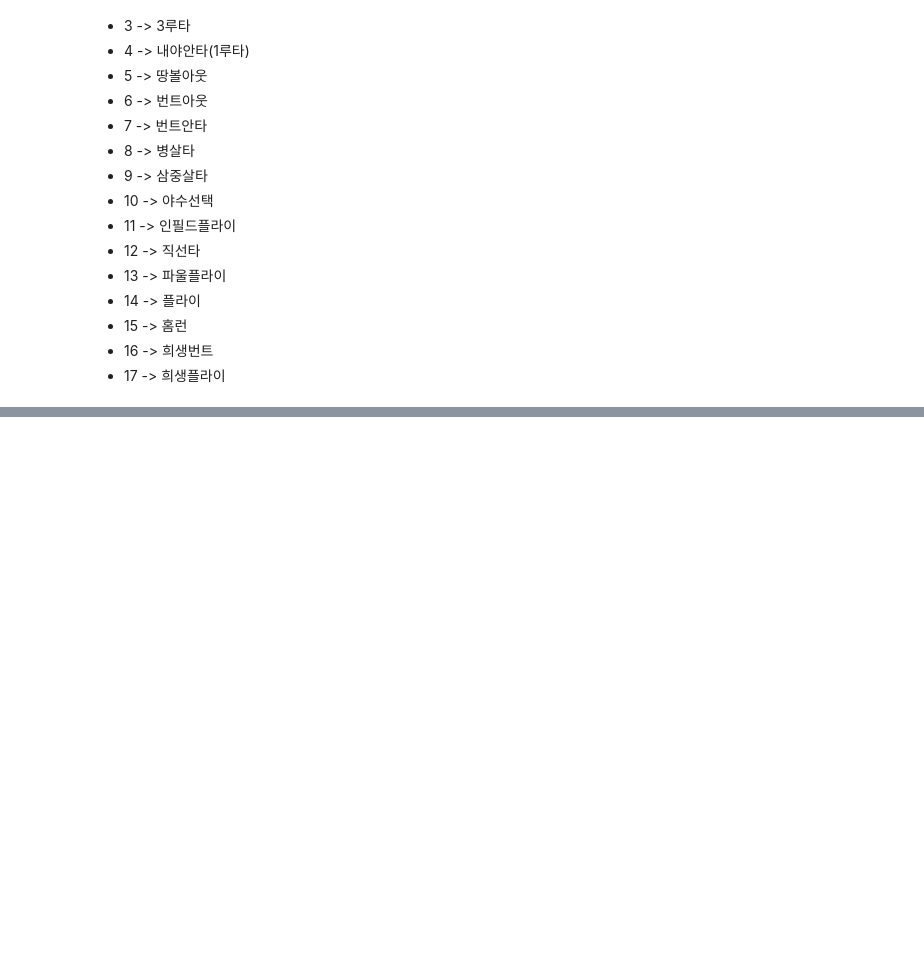
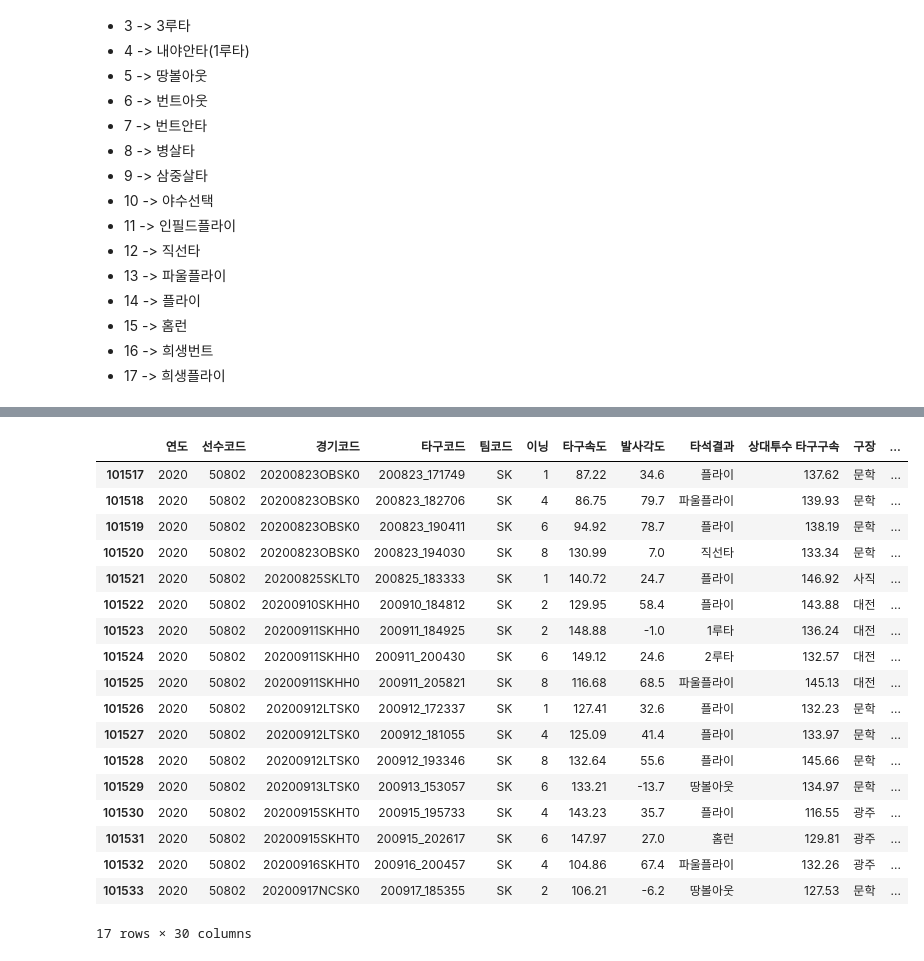
Before and after one commit to uiet312/BigContest, a Jupyter notebook: 데이터 셋 설명.ipynb, the cells around one changed output, grey strips where cells are left out. Cells and saved outputs as stored; diff of their text form; code cells hidden in the pictures; blank space fills up the shorter version.

```diff
--- a/데이터 셋 설명.ipynb
+++ b/데이터 셋 설명.ipynb
@@ -187,0 +209,16 @@ display(submission)
+# %%
+hitter.columns = ['연도','선수코드','경기','타석',
+                  '타수','타율','안타','홈런',
+                  '루타','장타율','희생플라이','볼넷',
+                  '삼진','고의사구','사구','병살타']
+
+player.columns = ['연도','선수코드','선수명','팀코드',
+                  '포지션','나이','연봉']
+
+batting.columns = ['연도','경기코드','타구코드','선수코드',
+                   '팀코드','이닝','타구속도','발사각도',
+                   '타석결과','상대투수 타구구속','구장']
+
+batting = batting[['연도','선수코드','경기코드','타구코드',
+                  '팀코드','이닝','타구속도','발사각도',
+                  '타석결과','상대투수 타구구속','구장']]
@@ -187,0 +235,4 @@ display(submission)
+# %%
+a = pd.merge(batting,player)
+train = pd.merge(a, hitter)
+train.shape
@@ -187,0 +241,8 @@ display(submission)
+# %%
+def year(data):
+    data = str(data)
+    return int(data[:8])
+
+train['날짜'] = train['경기코드'].apply(lambda x: year(x))
+
+# train['날짜'] = train['경기코드'].str[0:8]
@@ -187,0 +269,22 @@ display(submission)
+# %%
+train[train['연봉'].isnull()]
+# %% [output]
+|  | 연도 | 선수코드 | 경기코드 | 타구코드 | 팀코드 | 이닝 | 타구속도 | 발사각도 | 타석결과 | 상대투수 타구구속 | 구장 | ... |
+| 101517 | 2020 | 50802 | 20200823OBSK0 | 200823_171749 | SK | 1 | 87.22 | 34.6 | 플라이 | 137.62 | 문학 | ... |
+| 101518 | 2020 | 50802 | 20200823OBSK0 | 200823_182706 | SK | 4 | 86.75 | 79.7 | 파울플라이 | 139.93 | 문학 | ... |
+| 101519 | 2020 | 50802 | 20200823OBSK0 | 200823_190411 | SK | 6 | 94.92 | 78.7 | 플라이 | 138.19 | 문학 | ... |
+| 101520 | 2020 | 50802 | 20200823OBSK0 | 200823_194030 | SK | 8 | 130.99 | 7.0 | 직선타 | 133.34 | 문학 | ... |
+| 101521 | 2020 | 50802 | 20200825SKLT0 | 200825_183333 | SK | 1 | 140.72 | 24.7 | 플라이 | 146.92 | 사직 | ... |
+| 101522 | 2020 | 50802 | 20200910SKHH0 | 200910_184812 | SK | 2 | 129.95 | 58.4 | 플라이 | 143.88 | 대전 | ... |
+| 101523 | 2020 | 50802 | 20200911SKHH0 | 200911_184925 | SK | 2 | 148.88 | -1.0 | 1루타 | 136.24 | 대전 | ... |
+| 101524 | 2020 | 50802 | 20200911SKHH0 | 200911_200430 | SK | 6 | 149.12 | 24.6 | 2루타 | 132.57 | 대전 | ... |
+| 101525 | 2020 | 50802 | 20200911SKHH0 | 200911_205821 | SK | 8 | 116.68 | 68.5 | 파울플라이 | 145.13 | 대전 | ... |
+| 101526 | 2020 | 50802 | 20200912LTSK0 | 200912_172337 | SK | 1 | 127.41 | 32.6 | 플라이 | 132.23 | 문학 | ... |
+| 101527 | 2020 | 50802 | 20200912LTSK0 | 200912_181055 | SK | 4 | 125.09 | 41.4 | 플라이 | 133.97 | 문학 | ... |
+| 101528 | 2020 | 50802 | 20200912LTSK0 | 200912_193346 | SK | 8 | 132.64 | 55.6 | 플라이 | 145.66 | 문학 | ... |
+| 101529 | 2020 | 50802 | 20200913LTSK0 | 200913_153057 | SK | 6 | 133.21 | -13.7 | 땅볼아웃 | 134.97 | 문학 | ... |
+| 101530 | 2020 | 50802 | 20200915SKHT0 | 200915_195733 | SK | 4 | 143.23 | 35.7 | 플라이 | 116.55 | 광주 | ... |
+| 101531 | 2020 | 50802 | 20200915SKHT0 | 200915_202617 | SK | 6 | 147.97 | 27.0 | 홈런 | 129.81 | 광주 | ... |
+| 101532 | 2020 | 50802 | 20200916SKHT0 | 200916_200457 | SK | 4 | 104.86 | 67.4 | 파울플라이 | 132.26 | 광주 | ... |
+| 101533 | 2020 | 50802 | 20200917NCSK0 | 200917_185355 | SK | 2 | 106.21 | -6.2 | 땅볼아웃 | 127.53 | 문학 | ... |
+17 rows × 30 columns
```
Also changed, not shown: parts of 13 cells of this notebook.
